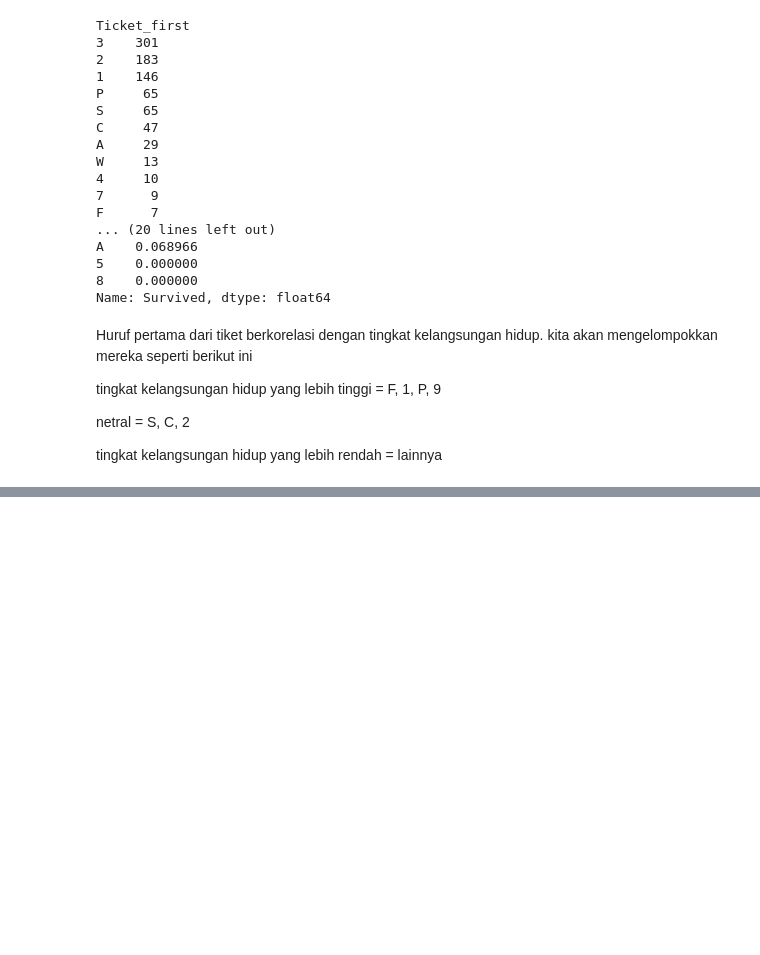
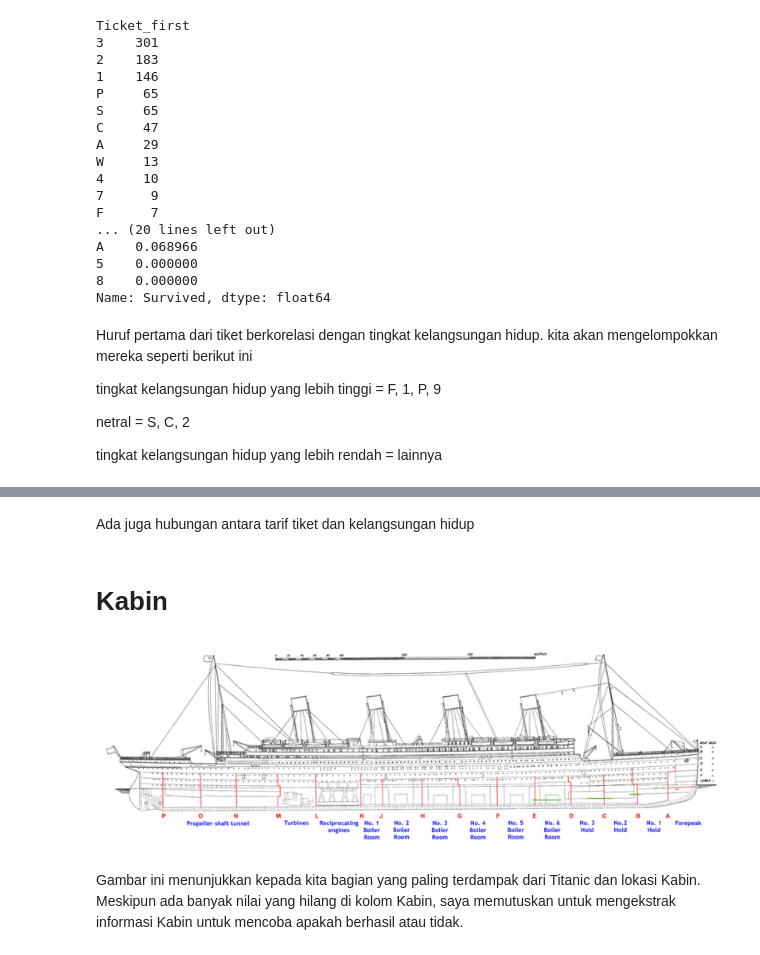
Before and after one commit to ihyaulumuddin044/machineLearning, a Jupyter notebook: titanic_prediction.ipynb, the cells around one changed output, grey strips where cells are left out. Drawn from its saved outputs; the diff is of its cells as text; code cells hidden in the pictures; blank space fills up the shorter version.

```diff
--- a/titanic_prediction.ipynb
+++ b/titanic_prediction.ipynb
@@ -362,0 +384,22 @@ tingkat kelangsungan hidup yang lebih rendah = lainnya
+# %% [markdown]
+Ada juga hubungan antara tarif tiket dan kelangsungan hidup
+# %% [markdown]
+# Kabin
+# %%
+from PIL import Image
+import matplotlib.pyplot as plt
+
+# Masukkan nama file gambar
+nama_file = "titanic.png"  # Sesuaikan dengan nama file yang diunggah
+
+# Buka dan tampilkan gambar
+img = Image.open(nama_file)
+plt.figure(figsize=(10, 10))  # Mengatur ukuran gambar
+plt.imshow(img)
+plt.axis('off')  # Menonaktifkan sumbu
+plt.show()
+# %% [output]
+[figure, added]
+# %% [markdown]
+
+Gambar ini menunjukkan kepada kita bagian yang paling terdampak dari Titanic dan lokasi Kabin. Meskipun ada banyak nilai yang hilang di kolom Kabin, saya memutuskan untuk mengekstrak informasi Kabin untuk mencoba apakah berhasil atau tidak.
```
Also changed, not shown: parts of 12 cells of this notebook.
